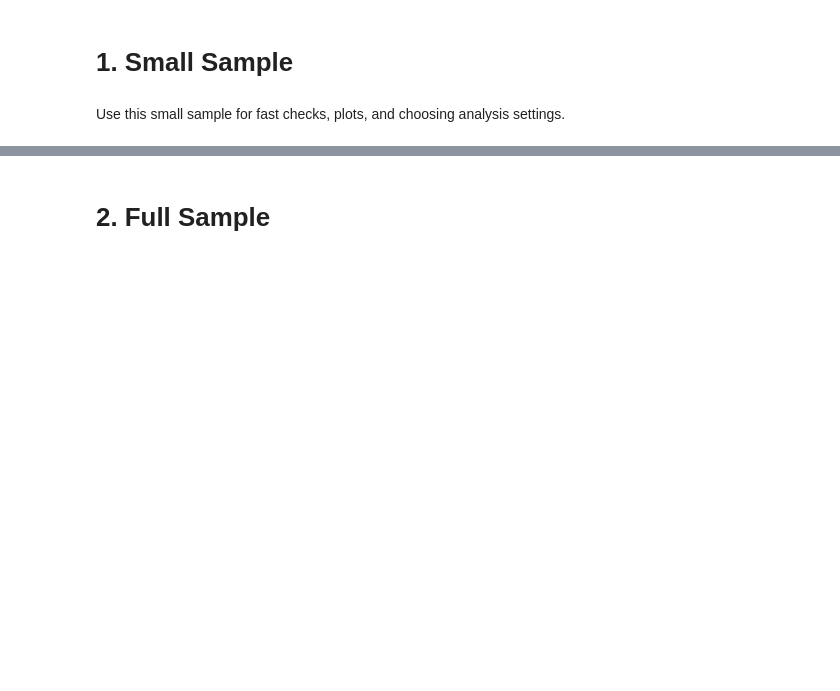
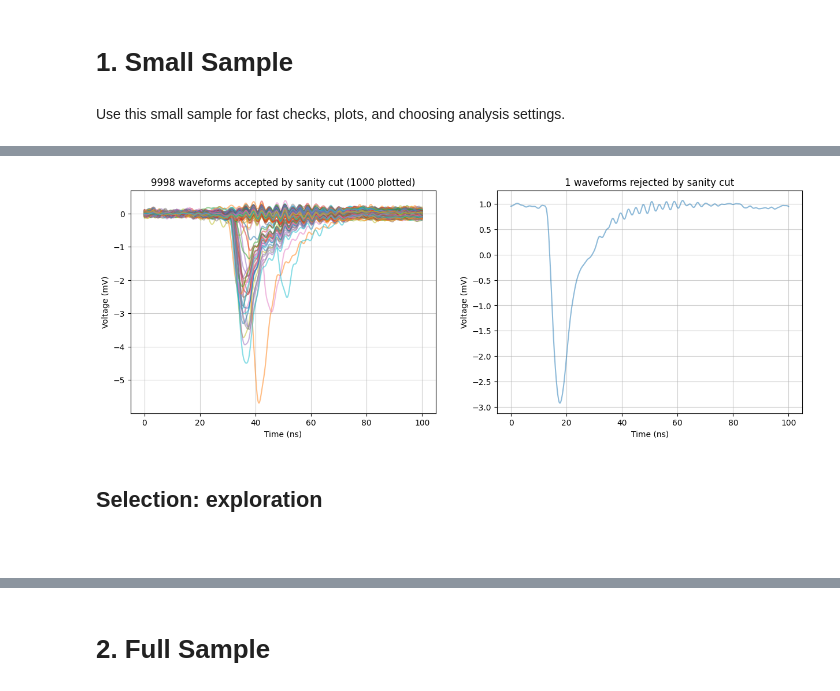
Before and after one commit to TAU-neutrino-lab/PMT-characterization, a Jupyter notebook: PMT-calibration/generic_selection.ipynb, the cells around one changed output, grey strips where cells are left out. Cells and saved outputs as stored; diff of their text form; code cells hidden in the pictures; blank space fills up the shorter version.

```diff
--- a/PMT-calibration/generic_selection.ipynb
+++ b/PMT-calibration/generic_selection.ipynb
@@ -158,0 +174,3 @@ save_plot(fig, save_plots, save_dir, file_nickname, f"basline_quality_{max_sampl
+# %%
+df =  build_waveform_feature_dataframe( time_ns, voltage_sample_bs_mV, extra=event_info)
+df
@@ -158,0 +191,22 @@ save_plot(fig, save_plots, save_dir, file_nickname, f"basline_quality_{max_sampl
+# %%
+# reject events with main peak inside the baseline window -> the baseline computation fails when the peak in inside
+# optional: require the peak to be larger than a specific  value (e.g. 0.5mV) so that we don't thouw away pedestal events
+sanity_mask_reject = ( df.peak_time_ns.between( baseline_window_ns[0], baseline_window_ns[1] ) & (df.peak_amplitude_mV >= 0.5) )
+sanity_mask_keep = ~sanity_mask_reject
+
+# (baseline_window_ns[0] <= df["peak_time_ns"] <= baseline_window_ns[1]) & (df.peak_amplitude_mV >= 0.5)
+# %%
+nEvts_plot = 1000
+fig, axes = plt.subplots(1, 2, figsize=(15, 5))
+axes = axes.ravel()
+rejected_waveforms = voltage_sample_bs_mV[sanity_mask_reject.values]
+selected_waveforms = voltage_sample_bs_mV[sanity_mask_keep.values]
+
+add_plot_waveforms(axes[0], time_ns, selected_waveforms[:nEvts_plot], title=f"{len(selected_waveforms)} waveforms accepted by sanity cut ({nEvts_plot} plotted)")
+add_plot_waveforms(axes[1], time_ns, rejected_waveforms, title=f"{len(rejected_waveforms)} waveforms rejected by sanity cut")
+# %% [output]
+[figure, added]
+# %% [markdown]
+## Selection: exploration
+# %% [markdown]
+###
```
Also changed, not shown: parts of 26 cells of this notebook, 2 other files.
